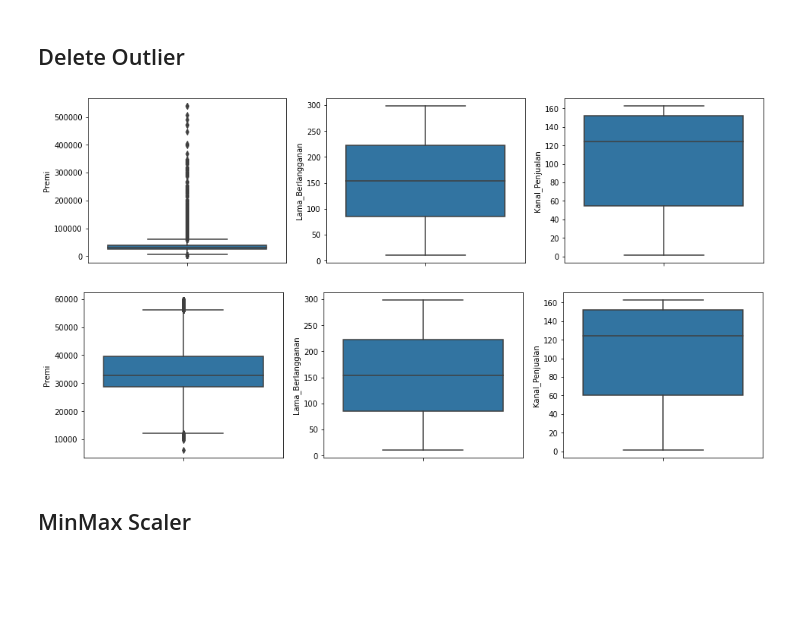
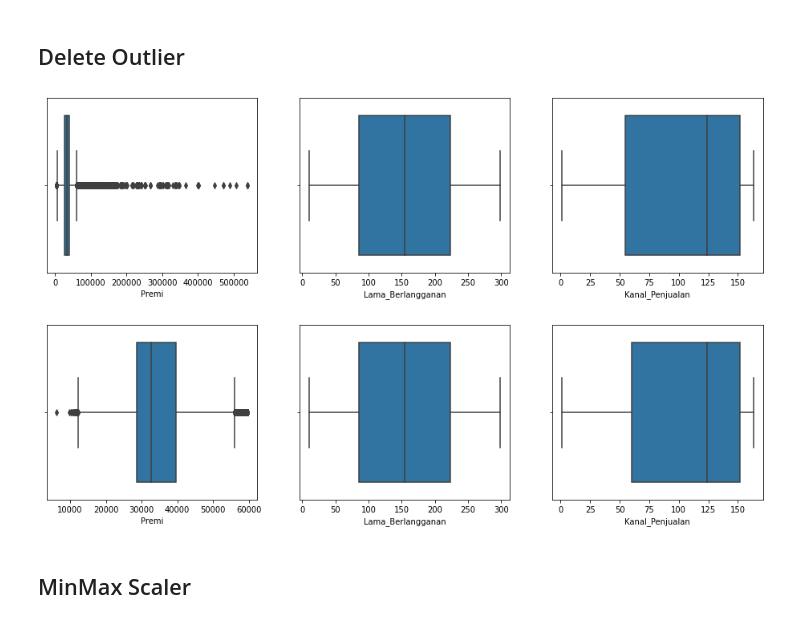
Before and after one commit to alfi2811/Tubes_Machine_Learning_Clustering, a Jupyter notebook: dataPreprocessing.ipynb, the cells around one changed output. Saved outputs shown, nothing was run; the diff lists cells and outputs as text; code cells hidden in the pictures; blank space fills up the shorter version.

```diff
--- a/dataPreprocessing.ipynb
+++ b/dataPreprocessing.ipynb
@@ -129,9 +138,9 @@ plt.show()
 # %%
 df_kend_train['SIM'] = df_kend_train['SIM'].fillna(df_kend_train['SIM'].median())
+df_kend_train['Premi'] = df_kend_train['Premi'].fillna(df_kend_train['Premi'].median())
 df_kend_train = df_kend_train.fillna(df_kend_train.mean())
 
 df_kend_train.isnull().sum()
-# df_kend_train
 # %% [output]
 Jenis_Kelamin        0
 Umur                 0
@@ -149,12 +158,12 @@ dtype: int64
 # %%
 # fig = plt.figure(figsize =(10, 7))
 fig, ax = plt.subplots(ncols=3, figsize=(16,4))
-sns.boxplot(y='Premi', data=df_kend_train, ax=ax[0])
-sns.boxplot(y='Lama_Berlangganan', data=df_kend_train, ax=ax[1])
-sns.boxplot(y='Kanal_Penjualan', data=df_kend_train, ax=ax[2])
+sns.boxplot(x='Premi', data=df_kend_train, ax=ax[0])
+sns.boxplot(x='Lama_Berlangganan', data=df_kend_train, ax=ax[1])
+sns.boxplot(x='Kanal_Penjualan', data=df_kend_train, ax=ax[2])
 plt.show()
 # %% [output]
-[figure, old version]
+[figure, new version]
 # %%
 # columnName = [
 #   'Premi', 'Lama_Berlangganan', 'Kanal_Penjualan'
@@ -169,13 +178,13 @@ BA = q2 + (1.5 * interquartile)
 
 df_kend_train = df_kend_train[~((df_kend_train['Premi'] < BB) | (df_kend_train['Premi'] > BA))]
 
-fig, ax = plt.subplots(ncols=3, figsize=(16,4))
-sns.boxplot(y='Premi', data=df_kend_train, ax=ax[0])
-sns.boxplot(y='Lama_Berlangganan', data=df_kend_train, ax=ax[1])
-sns.boxplot(y='Kanal_Penjualan', data=df_kend_train, ax=ax[2])
+fig, ax = plt.subplots(nrows= 1, ncols=3, figsize=(16,4))
+sns.boxplot(x='Premi', data=df_kend_train, ax=ax[0])
+sns.boxplot(x='Lama_Berlangganan', data=df_kend_train, ax=ax[1])
+sns.boxplot(x='Kanal_Penjualan', data=df_kend_train, ax=ax[2])
 plt.show()
 # %% [output]
-[figure, old version]
+[figure, new version]
 # %% [markdown]
 ## MinMax Scaler
 # %%
```
Also changed, not shown: parts of 2 cells of this notebook, 3 other files.
